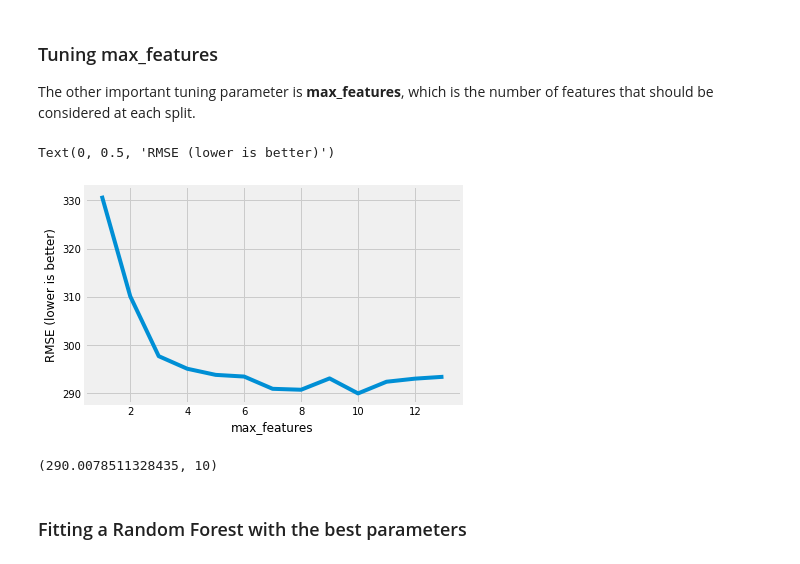
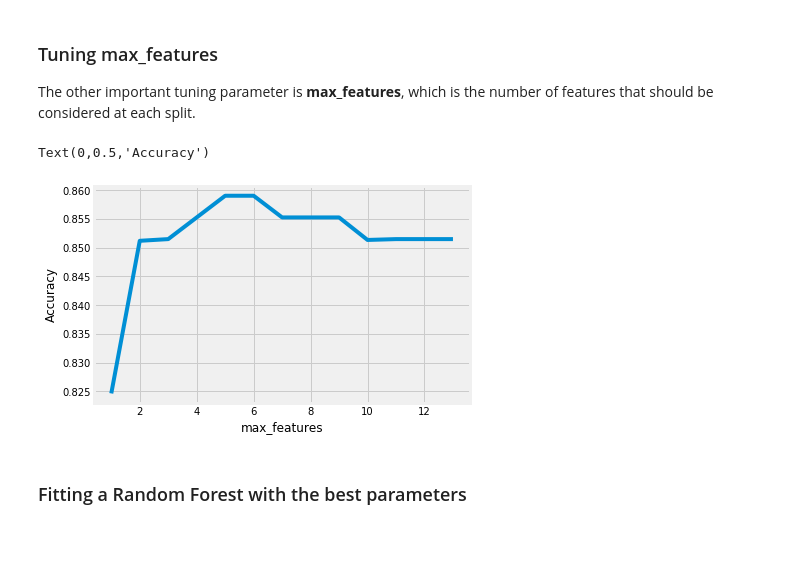
Before and after one commit to albahnsen/PracticalMachineLearningClass, a Jupyter notebook: notebooks/13-Ensembles_RandomForest.ipynb, the cells around one changed output. Saved outputs shown, nothing was run; the diff lists cells and outputs as text; code cells hidden in the pictures.

```diff
--- a/notebooks/13-Ensembles_RandomForest.ipynb
+++ b/notebooks/13-Ensembles_RandomForest.ipynb
@@ -204,27 +495,20 @@ The other important tuning parameter is **max_features**, which is the number of
 # list of values to try for max_features
 feature_range = range(1, len(feature_cols)+1)
 
-# list to store the average RMSE for each value of max_features
-RMSE_scores = []
+# list to store the average Accuracy for each value of max_features
+accuracy_scores = []
 
 # use 10-fold cross-validation with each value of max_features (WARNING: SLOW!)
 for feature in feature_range:
-    rfreg = RandomForestRegressor(n_estimators=150, max_features=feature, random_state=1, n_jobs=-1)
-    MSE_scores = cross_val_score(rfreg, X, y, cv=10, scoring='neg_mean_squared_error')
-    RMSE_scores.append(np.mean(np.sqrt(-MSE_scores)))
+    clf = RandomForestClassifier(n_estimators=200, max_features=feature, random_state=1, n_jobs=-1)
+    accuracy_scores.append(cross_val_score(clf, X, y, cv=5, scoring='accuracy').mean())
-# %%
-# plot max_features (x-axis) versus RMSE (y-axis)
-plt.plot(feature_range, RMSE_scores)
-plt.xlabel('max_features')
-plt.ylabel('RMSE (lower is better)')
-# %% [output]
-Text(0, 0.5, 'RMSE (lower is better)')
-[figure, removed]
-# %%
-# show the best RMSE and the corresponding max_features
-sorted(zip(RMSE_scores, feature_range))[0]
-# %% [output]
-(290.0078511328435, 10)
+# %%
+plt.plot(feature_range, accuracy_scores)
+plt.xlabel('max_features')
+plt.ylabel('Accuracy')
+# %% [output]
+Text(0,0.5,'Accuracy')
+[figure, added]
 # %% [markdown]
 ### Fitting a Random Forest with the best parameters
 # %%
```
Also changed, not shown: parts of 73 cells of this notebook, 2 other files.
